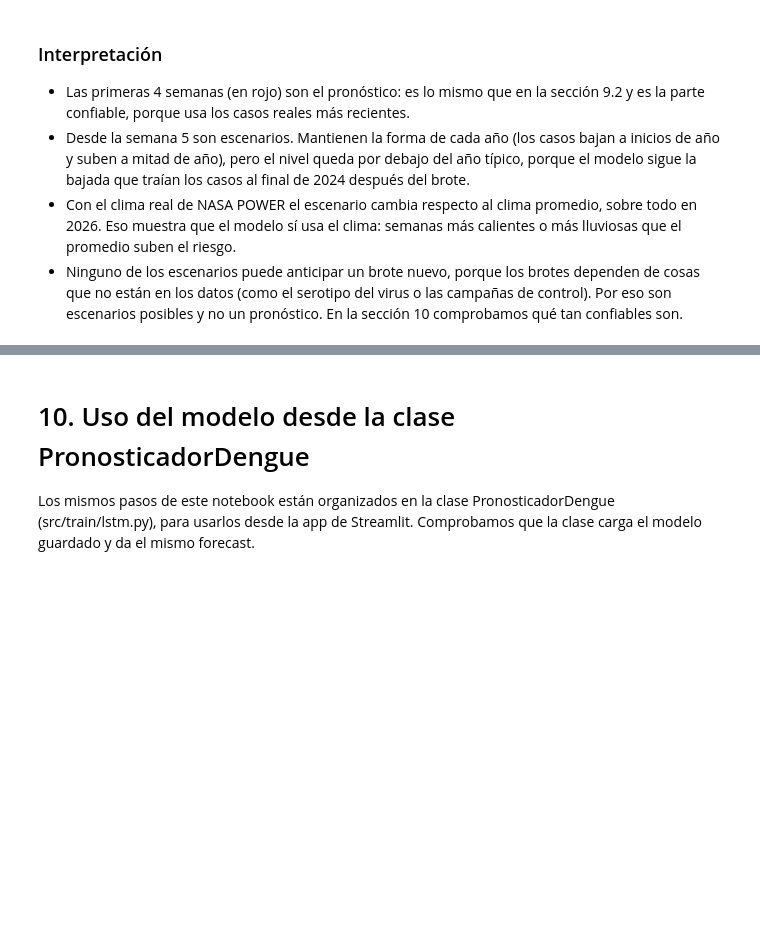
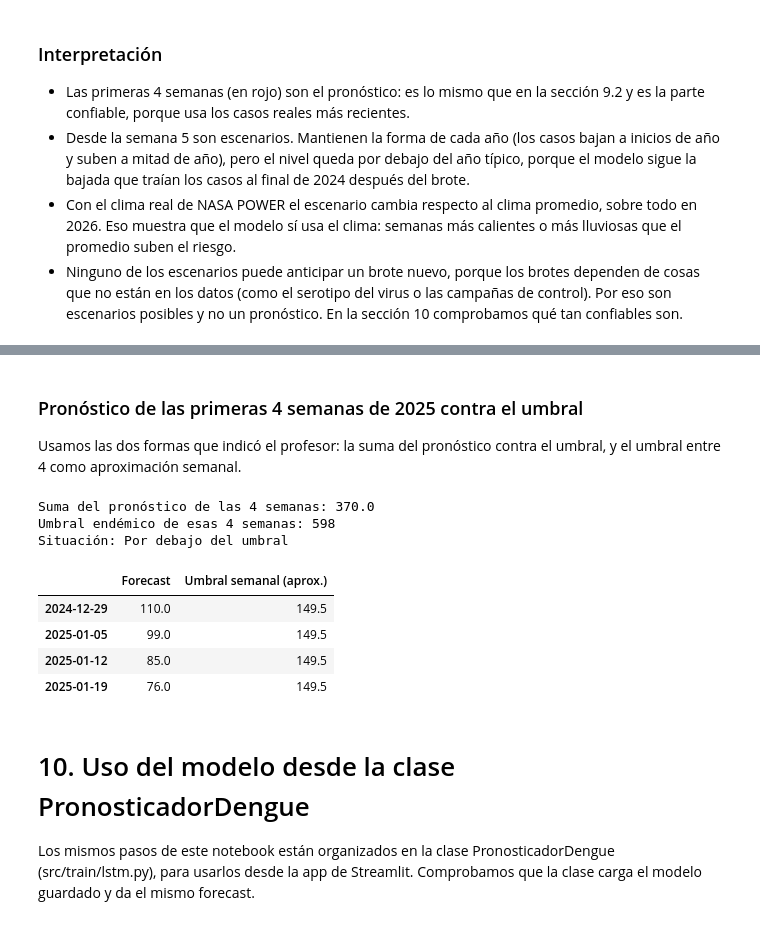
Before and after one commit to DiegoMonteroCRC/VectorIA, a Jupyter notebook: notebooks/03_LSTM_Casos.ipynb, the cells around one changed output, grey strips where cells are left out. Saved outputs shown, nothing was run; the diff lists cells and outputs as text; code cells hidden in the pictures; blank space fills up the shorter version.

```diff
--- a/notebooks/03_LSTM_Casos.ipynb
+++ b/notebooks/03_LSTM_Casos.ipynb
@@ -783,3 +858,27 @@ plt.legend()
+# %% [markdown]
+### Pronóstico de las primeras 4 semanas de 2025 contra el umbral
+Usamos las dos formas que indicó el profesor: la suma del pronóstico contra el umbral, y el umbral entre 4 como aproximación semanal.
+# %%
+anio_ultimo, semana_ultima = semana_epidemiologica(df.index[-1])
+umbral_2025 = umbral_endemico(anio_ultimo, semana_ultima)
+
+print('Suma del pronóstico de las 4 semanas:', forecast_df['Forecast'].sum())
+print('Umbral endémico de esas 4 semanas:', umbral_2025)
+print('Situación:', situacion(forecast_df['Forecast'].sum(), umbral_2025))
+# %% [output]
+Suma del pronóstico de las 4 semanas: 370.0
+Umbral endémico de esas 4 semanas: 598
+Situación: Por debajo del umbral
+# %%
+# Aproximación semanal: umbral entre 4, para graficarlo junto al pronóstico de cada semana
+forecast_df['Umbral semanal (aprox.)'] = umbral_2025 / semanas_pred
+forecast_df
+# %% [output]
+|  | Forecast | Umbral semanal (aprox.) |
+| 2024-12-29 | 110.0 | 149.5 |
+| 2025-01-05 | 99.0 | 149.5 |
+| 2025-01-12 | 85.0 | 149.5 |
+| 2025-01-19 | 76.0 | 149.5 |
 # %% [markdown]
 # 10. Uso del modelo desde la clase PronosticadorDengue
 Los mismos pasos de este notebook están organizados en la clase PronosticadorDengue (src/train/lstm.py), para usarlos desde la app de Streamlit. Comprobamos que la clase carga el modelo guardado y da el mismo forecast.
```
Also changed, not shown: parts of 17 cells of this notebook, 1 other file.
